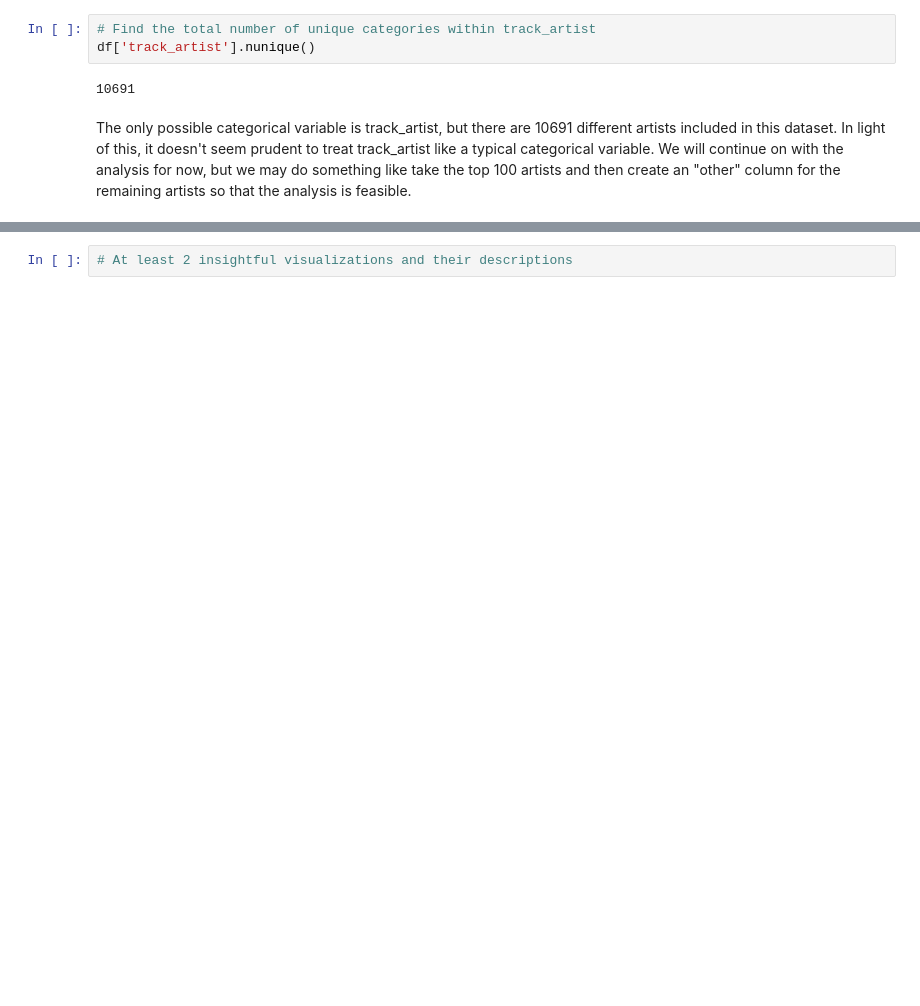
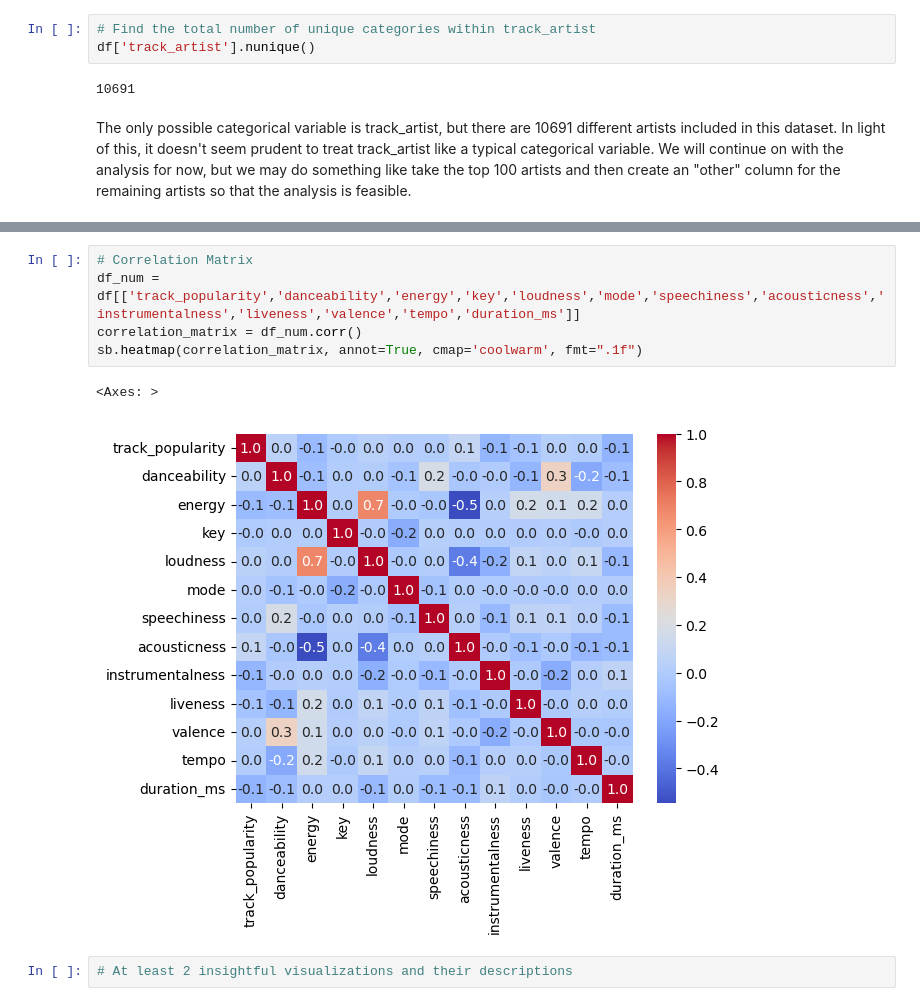
Before and after one commit to gstirk27/stat486-final_project, a Jupyter notebook: spotify_analysis.ipynb, the cells around one changed output, grey strips where cells are left out. Saved outputs shown, nothing was run; the diff lists cells and outputs as text; blank space fills up the shorter version.

Commit message:
added correlation matrix

```diff
--- a/spotify_analysis.ipynb
+++ b/spotify_analysis.ipynb
@@ -142,2 +138,10 @@ The only possible categorical variable is track_artist, but there are 10691 diff
+# %%
+# Correlation Matrix
+df_num = df[['track_popularity','danceability','energy','key','loudness','mode','speechiness','acousticness','instrumentalness','liveness','valence','tempo','duration_ms']]
+correlation_matrix = df_num.corr()
+sb.heatmap(correlation_matrix, annot=True, cmap='coolwarm', fmt=".1f")
+# %% [output]
+<Axes: >
+[figure, added]
 # %%
 # At least 2 insightful visualizations and their descriptions
```
Also changed, not shown: parts of 2 cells of this notebook.
